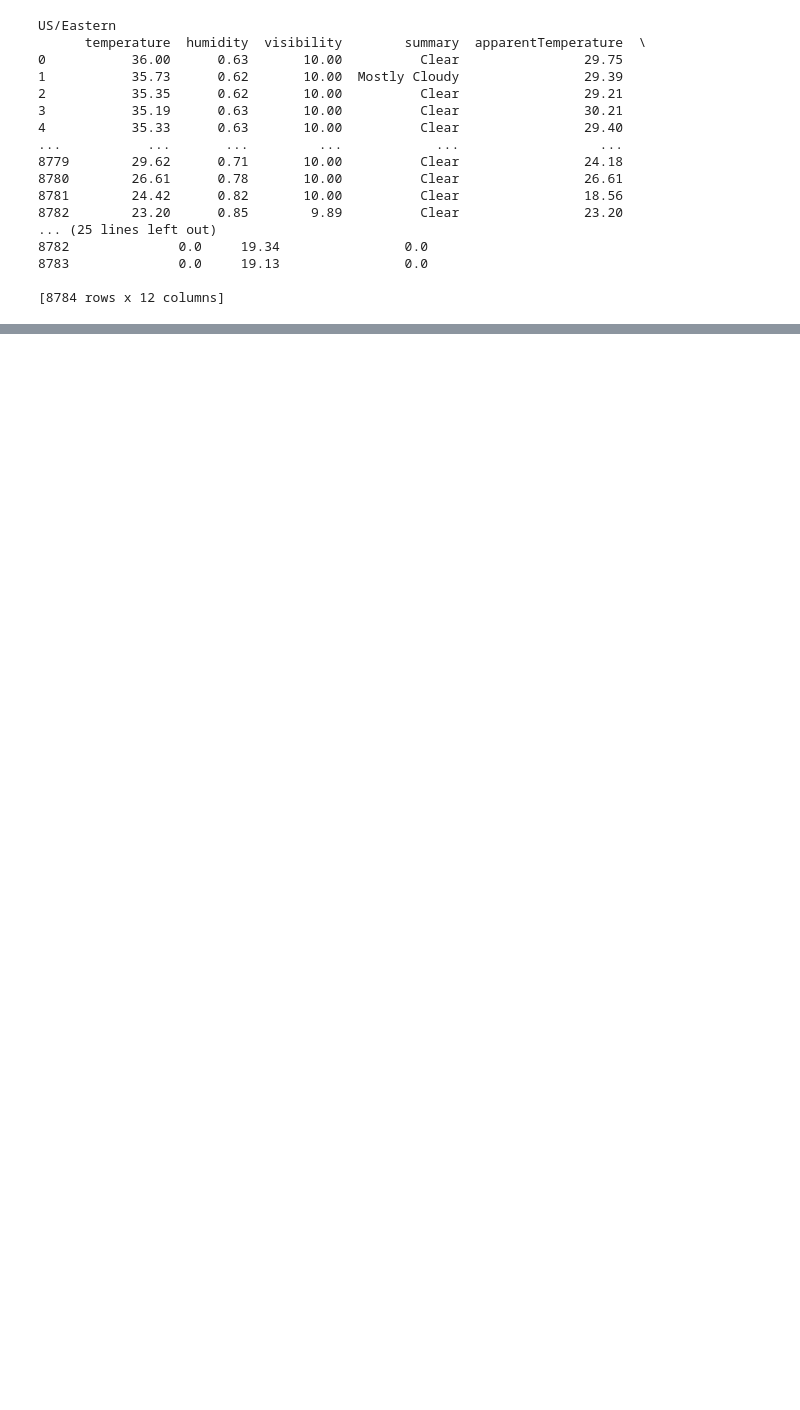
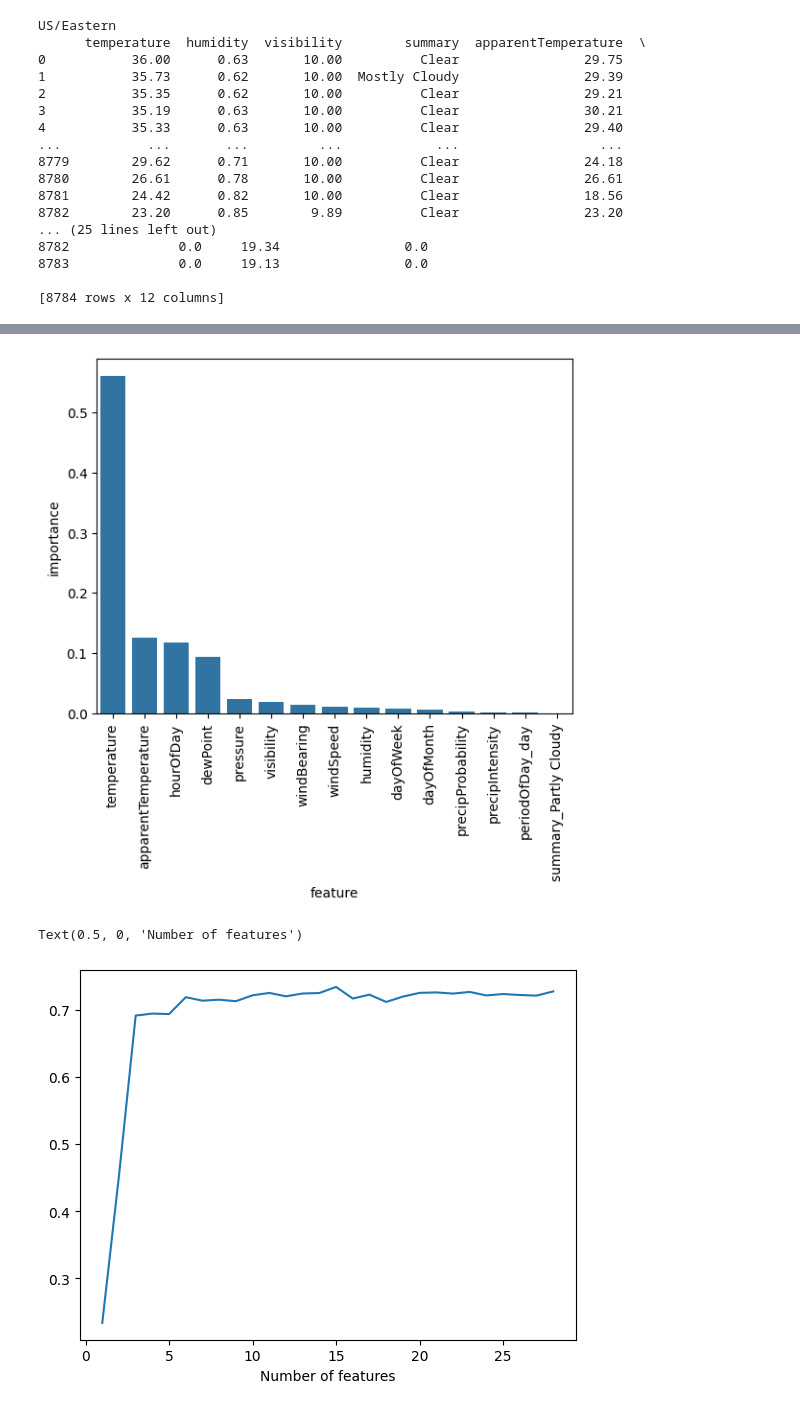
Before and after one commit to Dosclic98/PowerForecastLLM, a Jupyter notebook: DataPreparator.ipynb, the cells around one changed output, grey strips where cells are left out. Cells and saved outputs as stored; diff of their text form; code cells hidden in the pictures; blank space fills up the shorter version.

```diff
--- a/DataPreparator.ipynb
+++ b/DataPreparator.ipynb
@@ -205,0 +215,22 @@ sns.heatmap(powerWeathEncDf.corr())
+# %%
+# TODO Perform Recursive Feature Elimination with Random Forest as backend model
+minFeat = 1
+clf = RandomForestRegressor()
+cv = KFold(n_splits=5)
+
+rfecv = RFECV(
+    estimator=clf,
+    step=1,
+    scoring="explained_variance",
+    cv=cv,
+    verbose=True,
+    min_features_to_select=minFeat,
+    n_jobs=8,
+)
+
+X = powerWeathEncDf.drop(columns=["date", "power"])
+Y = powerWeathEncDf["power"]
+
+rfecv.fit(X, Y)
+
+print(f"Optimal number of features: {rfecv.n_features_}")
@@ -205,0 +255,22 @@ sns.heatmap(powerWeathEncDf.corr())
+# %%
+selFeat = pd.DataFrame(columns=["feature", "importance"])
+i = 0
+for selFeatIdx, col in zip(rfecv.support_, X.columns):
+    if selFeatIdx:
+        selFeat.loc[len(selFeat)] = {"feature": col, "importance": rfecv.estimator_.feature_importances_[i]}
+        i += 1
+
+selFeat.sort_values(by="importance", inplace=True, ascending=False)
+
+
+barPlot = sns.barplot(data=selFeat, x="feature", y="importance")
+barPlot.set_xticklabels(barPlot.get_xticklabels(), rotation=90)
+plt.show()
+
+testScores = rfecv.cv_results_["mean_test_score"]
+scoresPlot = sns.lineplot(x=rfecv.cv_results_["n_features"], y=testScores)
+scoresPlot.set_xlabel("Number of features")
+# %% [output]
+[figure, added]
+Text(0.5, 0, 'Number of features')
+[figure, added]
```
Also changed, not shown: parts of 9 cells of this notebook.
